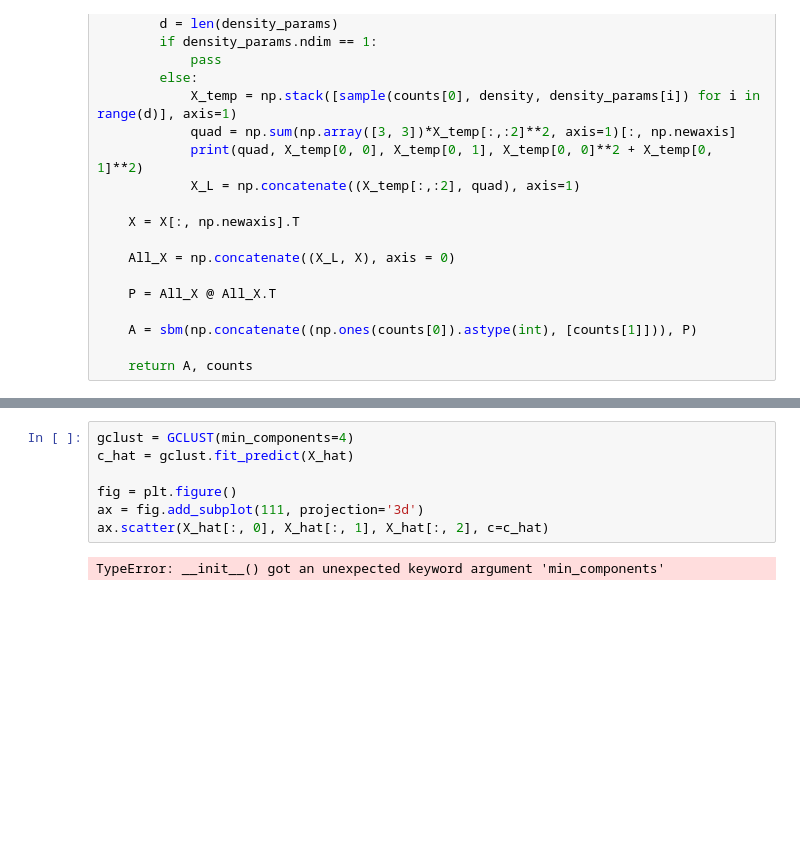
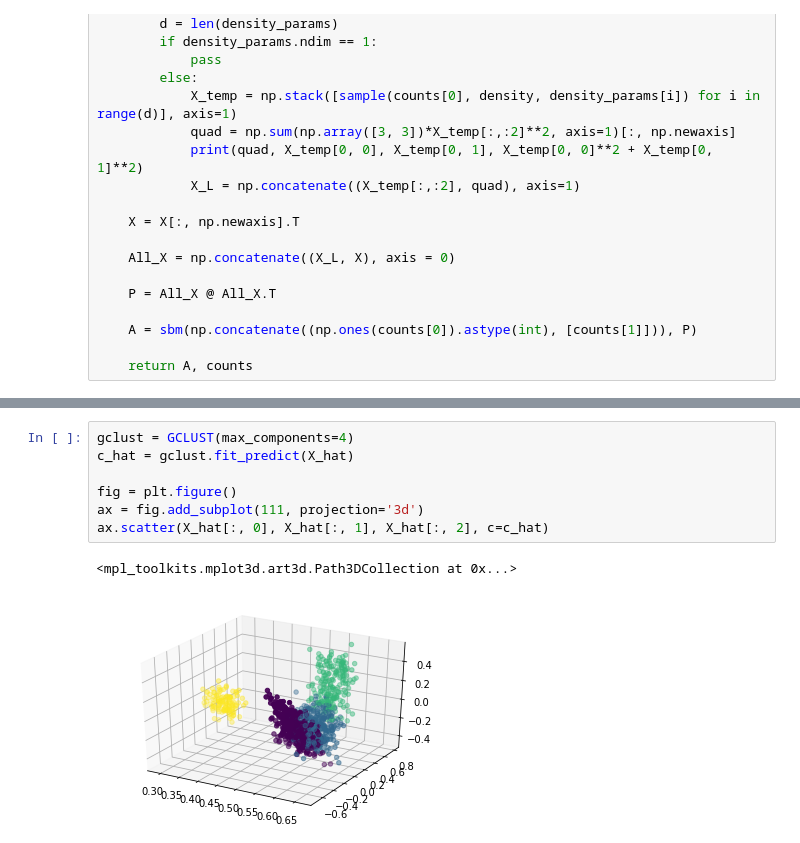
Before and after one commit to neurodata/weighted_graph_models, a Jupyter notebook: cyclops.ipynb, the cells around one changed output, grey strips where cells are left out. Drawn from its saved outputs; the diff is of its cells as text; blank space fills up the shorter version.

```diff
--- a/cyclops.ipynb
+++ b/cyclops.ipynb
@@ -74,12 +74,13 @@ ax.scatter(X_hat[:, 0], X_hat[:, 1], X_hat[:, 2], c=c)
 # %%
-gclust = GCLUST(min_components=4)
+gclust = GCLUST(max_components=4)
 c_hat = gclust.fit_predict(X_hat)
 
 fig = plt.figure()
 ax = fig.add_subplot(111, projection='3d')
 ax.scatter(X_hat[:, 0], X_hat[:, 1], X_hat[:, 2], c=c_hat)
 # %% [output]
-TypeError: __init__() got an unexpected keyword argument 'min_components'
+<mpl_toolkits.mplot3d.art3d.Path3DCollection at 0x...>
+[figure, added]
 # %%
 def quadratic(data, params):
     if data.ndim == 1:
```
Also changed, not shown: parts of 22 cells of this notebook, 1 other file.
